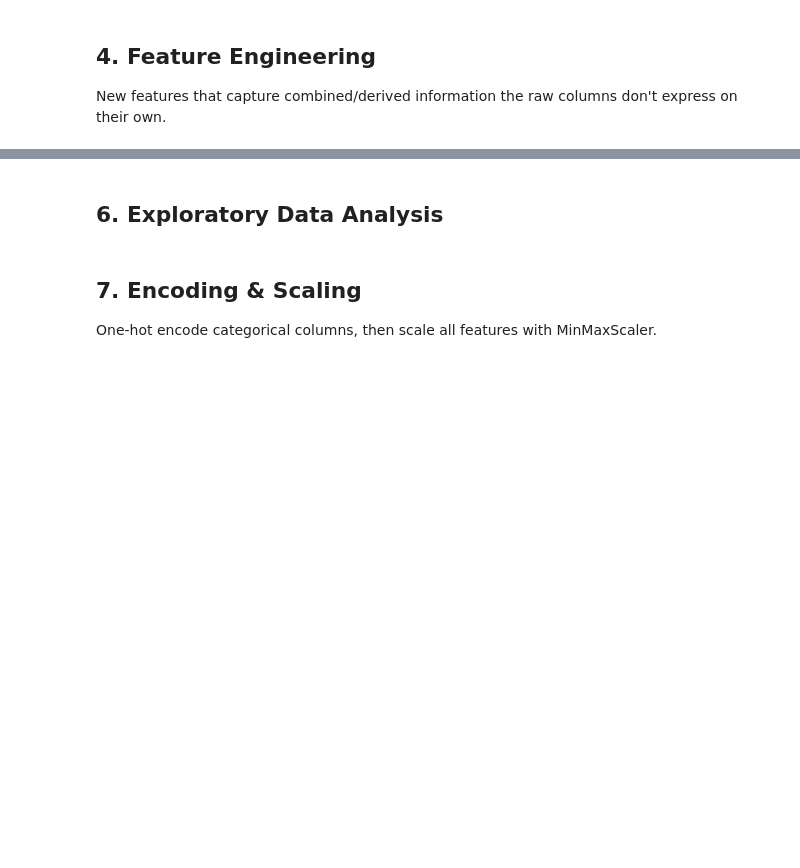
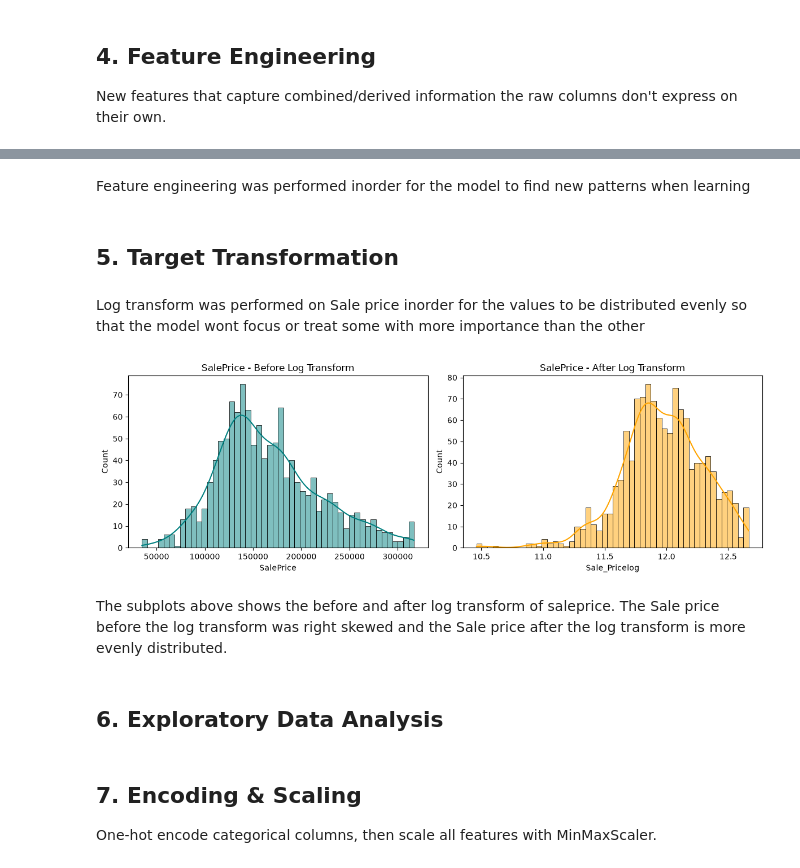
Before and after one commit to Alegbeleye-Ayomide/House-price-prediction, a Jupyter notebook: house_price_prediction.ipynb, the cells around one changed output, grey strips where cells are left out. Saved outputs shown, nothing was run; the diff lists cells and outputs as text; code cells hidden in the pictures; blank space fills up the shorter version.

```diff
--- a/house_price_prediction.ipynb
+++ b/house_price_prediction.ipynb
@@ -93,8 +264,8 @@ home_clean = home_clean.reset_index(drop=True)
 New features that capture combined/derived information the raw columns don't
 express on their own.
 # %%
-home_clean['house_age'] = home_clean['YrSold'] - home_clean['YearBuilt']
-home_clean['total_sqft'] = home_clean['TotalBsmtSF'] + home_clean['1stFlrSF'] + home_clean['2ndFlrSF']
-home_clean['area_per_room'] = home_clean['GrLivArea'] / (home_clean['TotRmsAbvGrd'] + 1)
-home_clean['garage_area_ratio'] = home_clean['GarageArea'] / (home_clean['GrLivArea'] + 1)
-home_clean['overall_space'] = home_clean['GrLivArea'] + home_clean['GarageArea']
+home['house_age'] = home['YrSold'] - home['YearBuilt']
+home['total_sqft'] = home['TotalBsmtSF'] + home['1stFlrSF'] + home['2ndFlrSF']
+home['area_per_room'] = home['GrLivArea'] / (home['TotRmsAbvGrd'] + 1)
+home['garage_area_ratio'] = home['GarageArea'] / (home['GrLivArea'] + 1)
+home['overall_space'] = home['GrLivArea'] + home['GarageArea']
@@ -106,13 +272,23 @@ are reversed with `np.expm1()` before evaluation so metrics stay in real dollars
+# %% [markdown]
+Feature engineering was performed inorder for the model to find new patterns when learning
+# %% [markdown]
+## 5. Target Transformation
+# %% [markdown]
+Log transform was performed on Sale price inorder for the values to be distributed evenly so that the model wont focus or treat some with more importance than the other
 # %%
-home_clean['Sale_Pricelog'] = np.log1p(home_clean['SalePrice'])
+home['Sale_Pricelog'] = np.log1p(home['SalePrice'])
 
 fig, axes = plt.subplots(1, 2, figsize=(12, 4))
-axes[0].hist(home_clean['SalePrice'], bins=50, color='teal', edgecolor='black')
+sns.histplot(home['SalePrice'], bins=50, color='teal', edgecolor='black',ax = axes[0], kde = True)
 axes[0].set_title('SalePrice - Before Log Transform')
-axes[1].hist(home_clean['Sale_Pricelog'], bins=50, color='orange', edgecolor='black')
+sns.histplot(home['Sale_Pricelog'], bins=50, color='orange', edgecolor='black',kde = True, ax = axes[1])
 axes[1].set_title('SalePrice - After Log Transform')
 plt.tight_layout()
 plt.show()
+# %% [output]
+[figure, added]
+# %% [markdown]
+The subplots above shows the before and after log transform of saleprice. The Sale price before the log transform was right skewed and the Sale price after the log transform is more evenly distributed.
 # %% [markdown]
 ## 6. Exploratory Data Analysis
 # %%
```
Also changed, not shown: parts of 28 cells of this notebook, 2 other files.
